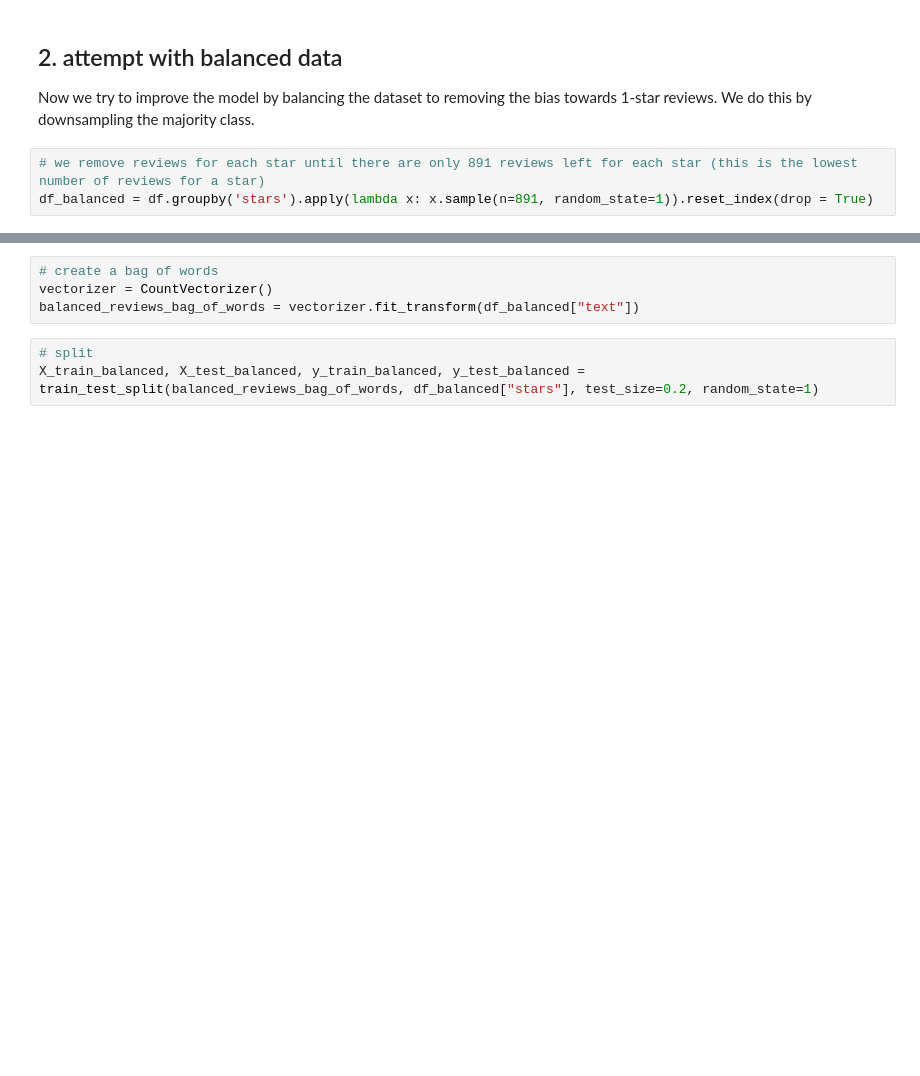
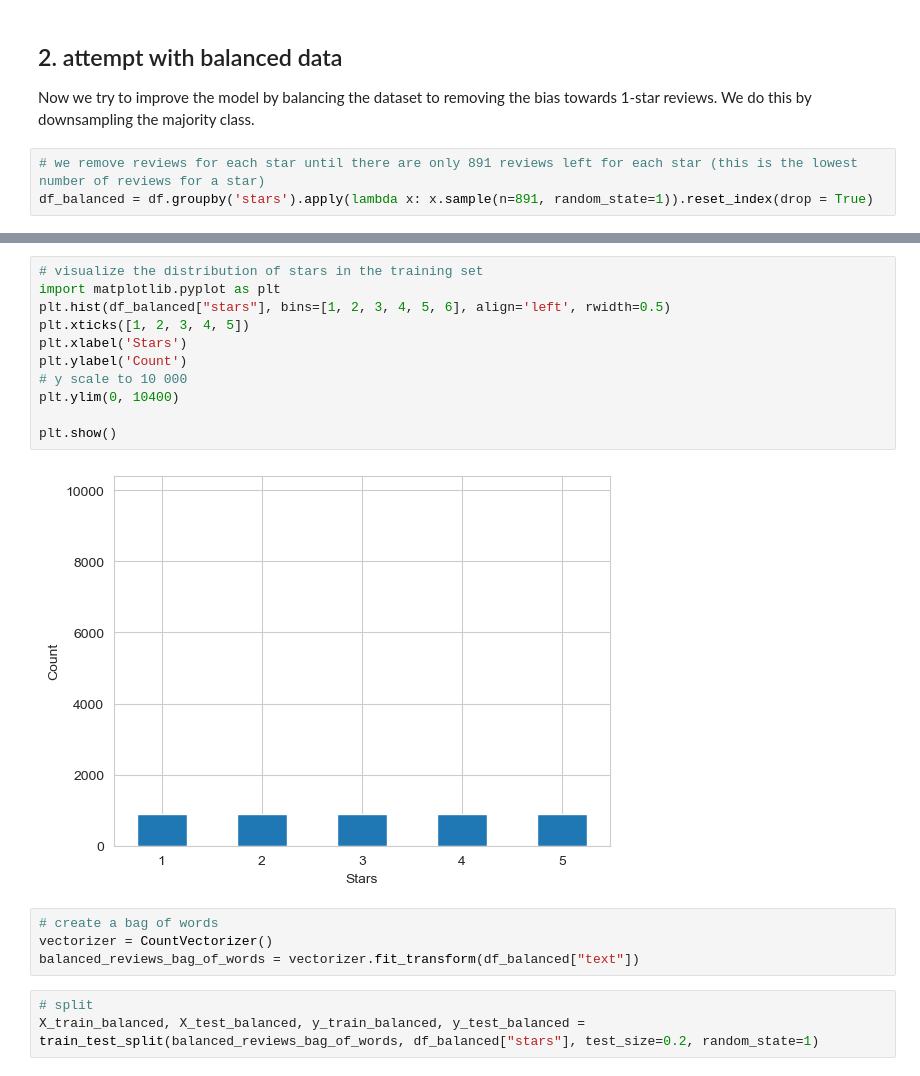
Before and after one commit to CVNLPProject/NLPProject, a Jupyter notebook: mcdonalds_review_bayes_classifier.ipynb, the cells around one changed output, grey strips where cells are left out. Cells and saved outputs as stored; diff of their text form; blank space fills up the shorter version.

```diff
--- a/mcdonalds_review_bayes_classifier.ipynb
+++ b/mcdonalds_review_bayes_classifier.ipynb
@@ -220,3 +233,16 @@ Name: stars, dtype: int64
+# %%
+# visualize the distribution of stars in the training set
+import matplotlib.pyplot as plt
+plt.hist(df_balanced["stars"], bins=[1, 2, 3, 4, 5, 6], align='left', rwidth=0.5)
+plt.xticks([1, 2, 3, 4, 5])
+plt.xlabel('Stars')
+plt.ylabel('Count')
+# y scale to 10 000
+plt.ylim(0, 10400)
+
+plt.show()
+# %% [output]
+[figure, added]
 # %%
 # create a bag of words
 vectorizer = CountVectorizer()
```
Also changed, not shown: parts of 9 cells of this notebook, 3 other files.
